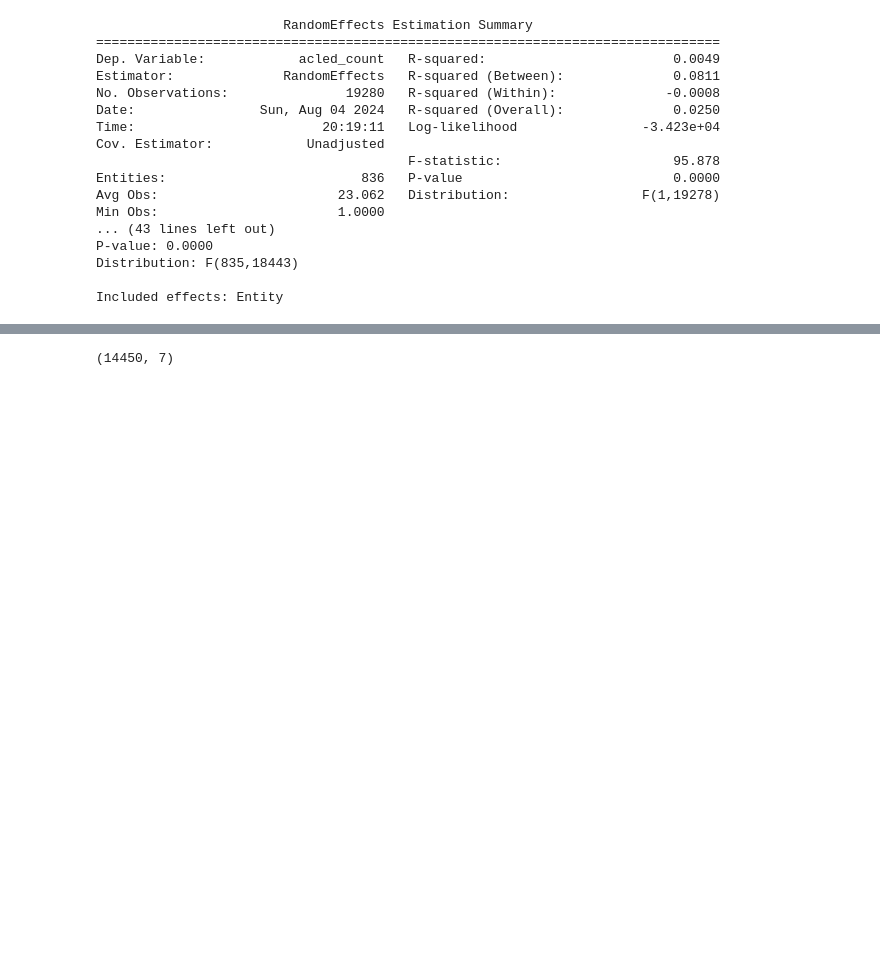
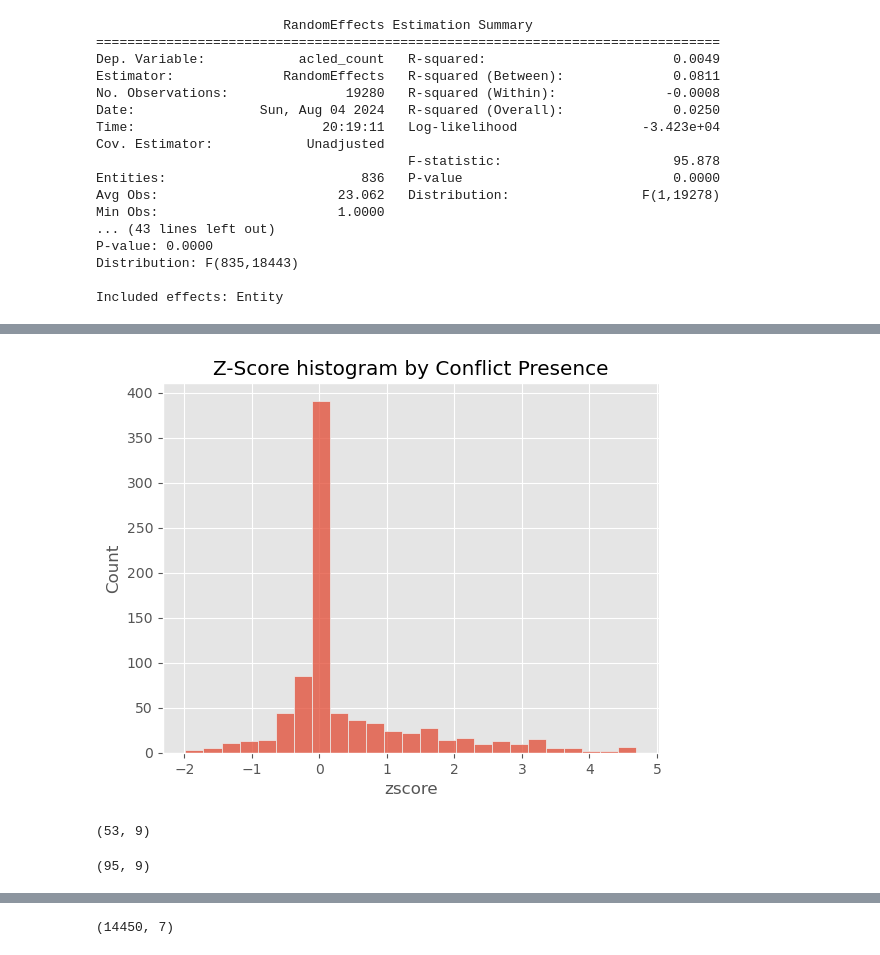
Before and after one commit to sameera006/Final_Dissertation, a Jupyter notebook: Mergeddata_Copy.ipynb, the cells around one changed output, grey strips where cells are left out. Drawn from its saved outputs; the diff is of its cells as text; code cells hidden in the pictures; blank space fills up the shorter version.

Commit message:
adding ANOMOLOUS FIRES AND ACLED EMPIRICAL Z_SCORE

```diff
--- a/Mergeddata_Copy.ipynb
+++ b/Mergeddata_Copy.ipynb
@@ -1344,0 +1189,13 @@ print(mean2)
+# %%
+# Initialize the dictionary to store results
+stats_dict = {}
+
+for gid in gridlist:
+    mean = gdf_non_conflict['fireCount'][gdf_non_conflict['grid_id'] == gid].mean()
+    std = gdf_non_conflict['fireCount'][gdf_non_conflict['grid_id'] == gid].std()
+
+    # write results in dictionary
+    stats_dict[gid] = (mean, std)
+
+    #print(gid, mean)
+    #print(gid, std)
@@ -1344,0 +1222,28 @@ print(mean2)
+# %%
+# Calculate z-score for each row in the DataFrame
+def calculate_zscore(row):
+    mean, std = stats_dict[row['grid_id']]
+    if std == 0:
+        return 0  # Handle the case where std is 0 to avoid division by zero
+    return (row['fireCount'] - mean) / std
+# %%
+# Apply the function to each row
+gdf_conflict['zscore'] = gdf_conflict.apply(calculate_zscore, axis=1)
+# %%
+sns.histplot(data=gdf_conflict,x='zscore',bins=25)
+plt.title('Z-Score histogram by Conflict Presence')
+
+# Save the figure
+plt.savefig('Z-score Histogram.png')  # Saves as a PNG file
+
+plt.show()
+# %% [output]
+[figure, added]
+# %%
+gdf_conflict[(gdf_conflict['zscore'] > 3) | (gdf_conflict['zscore'] < -3)].shape
+# %% [output]
+(53, 9)
+# %%
+gdf_conflict[(gdf_conflict['zscore'] > 2) | (gdf_conflict['zscore'] < -2)].shape
+# %% [output]
+(95, 9)
```
Also changed, not shown: parts of 33 cells of this notebook, 2 other files.
